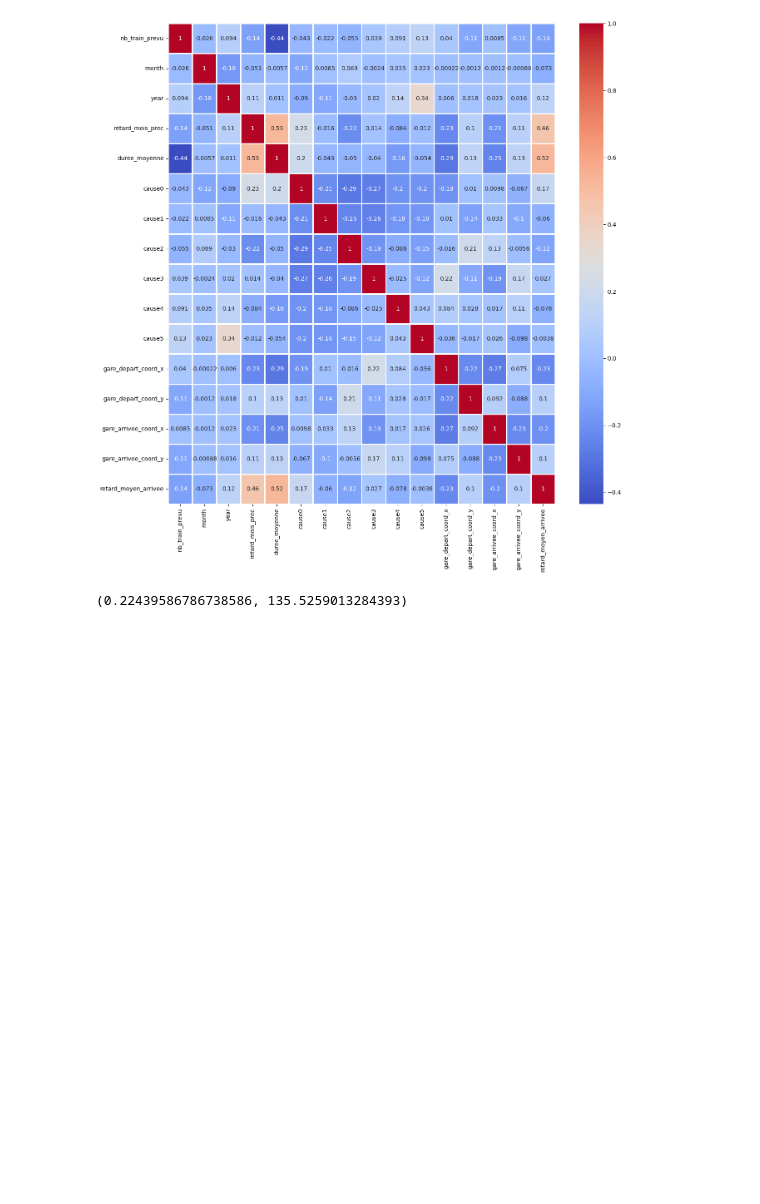
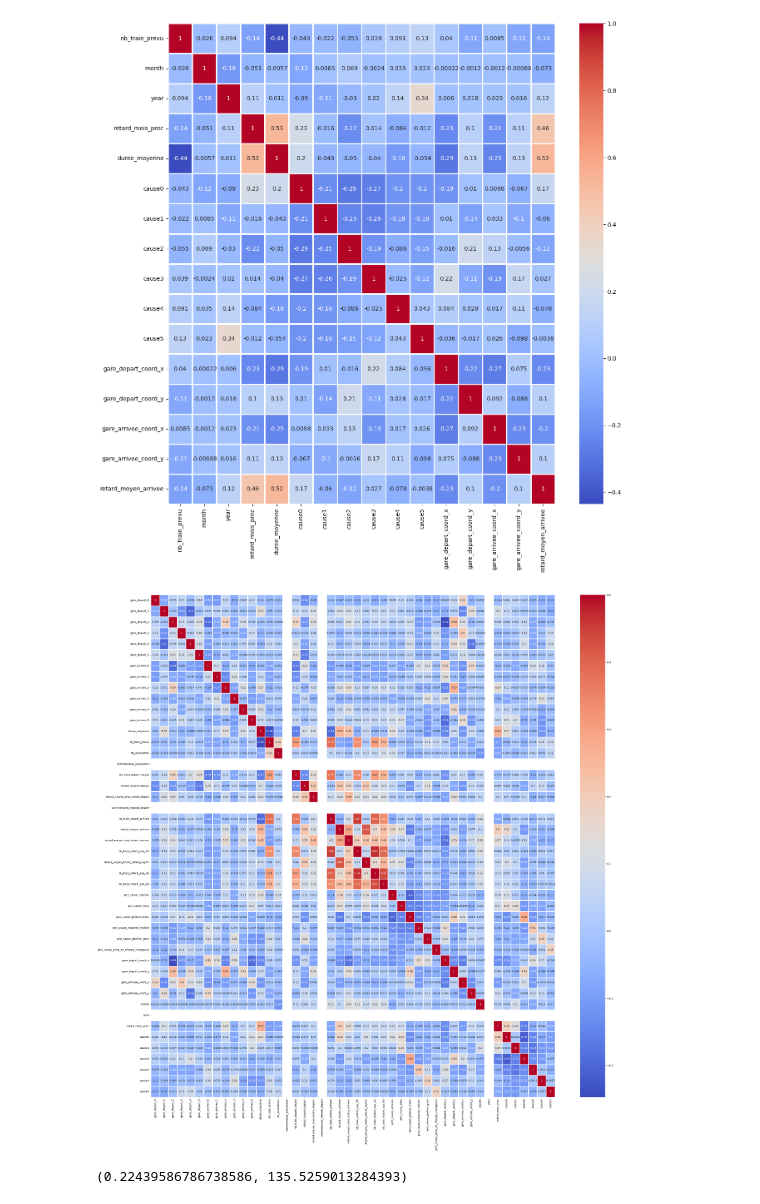
Before and after one commit to Salahidine2002/TGV_delay_prediction, a Jupyter notebook: GPR.ipynb, the cells around one changed output. Drawn from its saved outputs; the diff is of its cells as text; code cells hidden in the pictures; blank space fills up the shorter version.

```diff
--- a/GPR.ipynb
+++ b/GPR.ipynb
@@ -332,6 +290,16 @@ sn.heatmap(correlation, annot=True, cmap='coolwarm', linewidths=1)
 plt.show()
 # %% [output]
 [figure]
+# %%
+Error_dataset = dataset[dataset['date'].dt.year == 2023]
+# Error_dataset['Error'] = y_test[:, 0] - reg.predict(X_test)
+
+correlation = Error_dataset.corr()
+plt.figure(figsize=(35, 35))
+sn.heatmap(correlation, annot=True, cmap='coolwarm', linewidths=1)
+plt.show()
+# %% [output]
+[figure, added]
 # %%
 from sklearn.neighbors import KNeighborsRegressor
 
```
Also changed, not shown: parts of 12 cells of this notebook.
